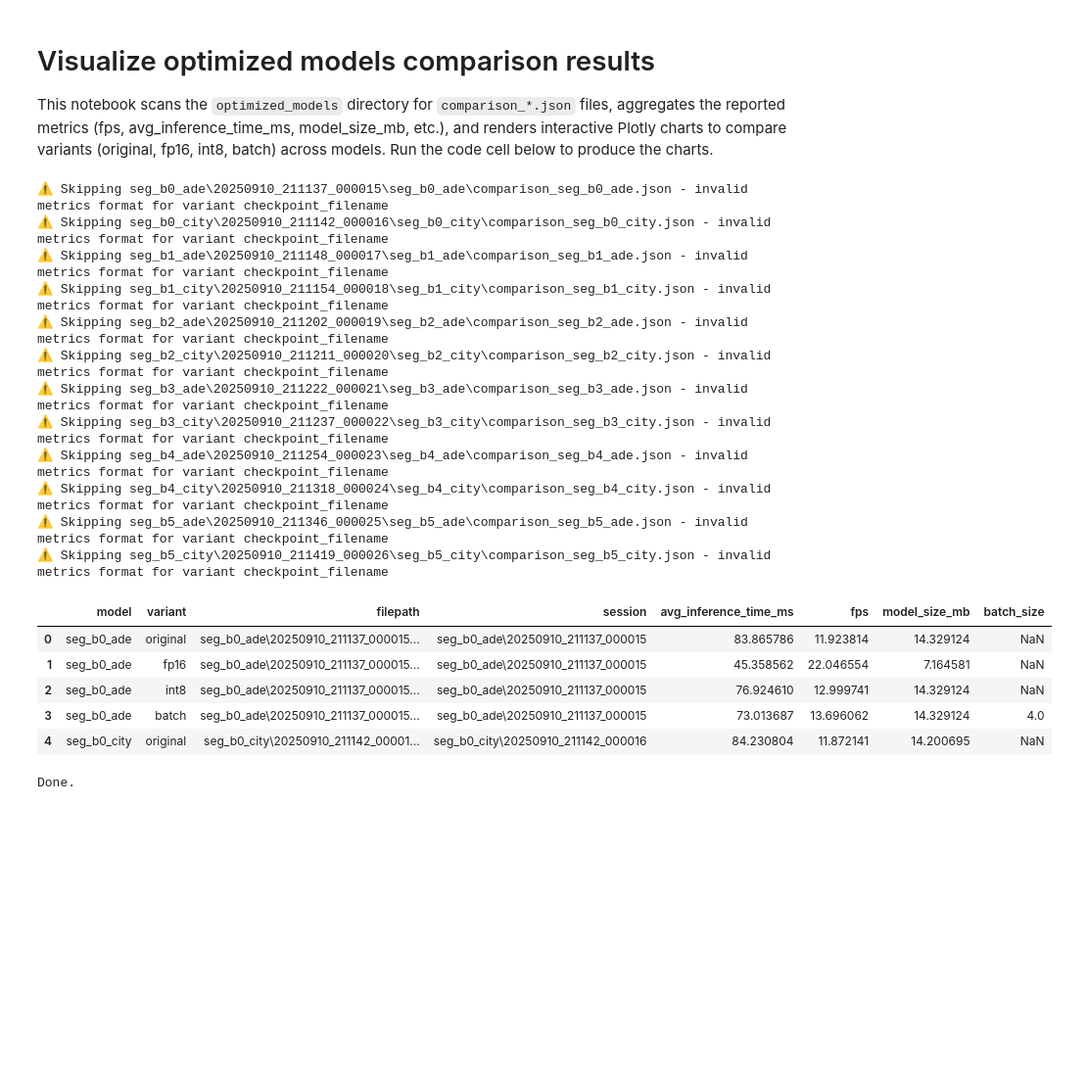
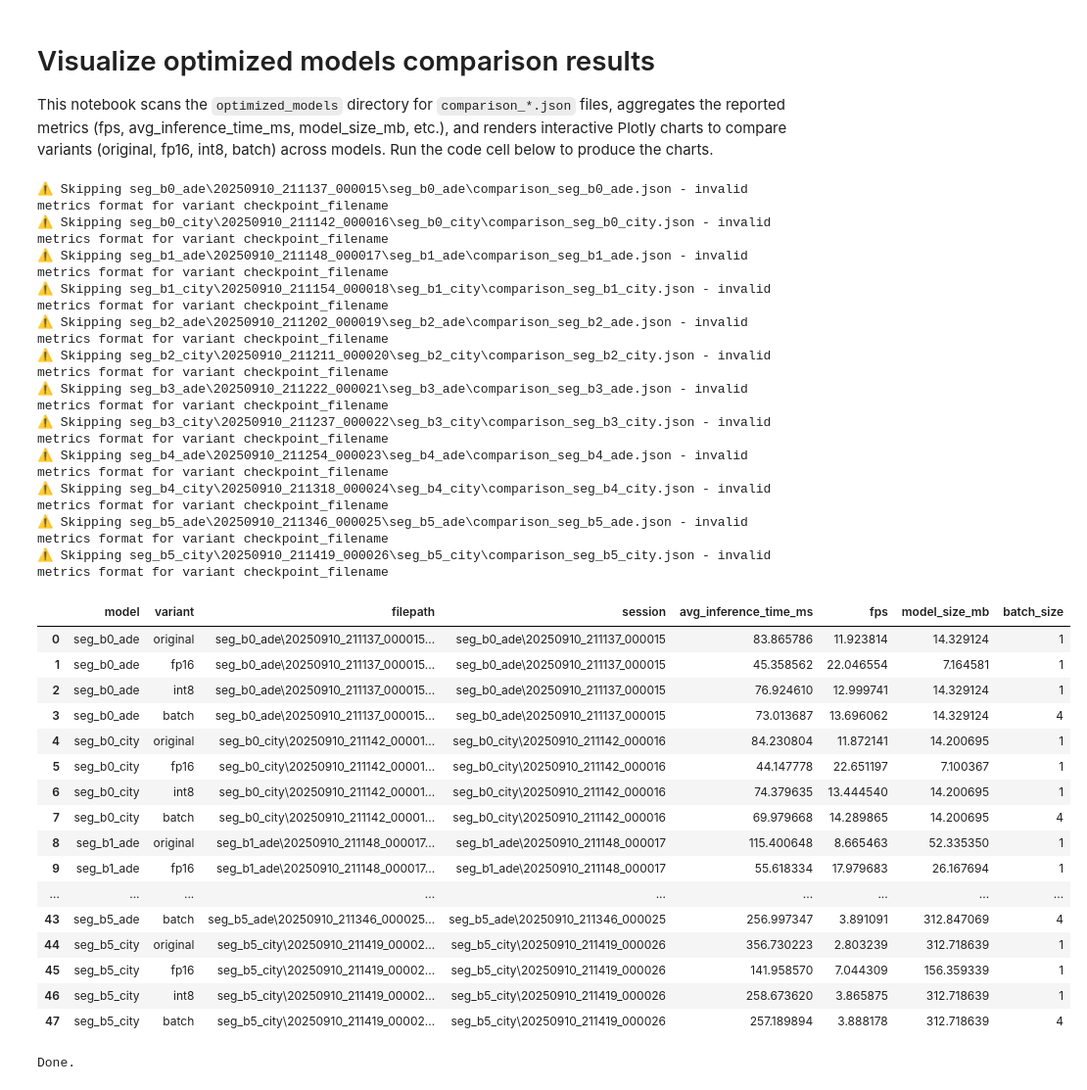
Before and after one commit to mohammed1916/realtime_segmentation, a Jupyter notebook: optimized_models/vis.ipynb, the cells around one changed output. Shown at 98% size. Drawn from its saved outputs; the diff is of its cells as text; code cells hidden in the pictures; blank space fills up the shorter version.

Commit message:
session based vis

```diff
--- a/optimized_models/vis.ipynb
+++ b/optimized_models/vis.ipynb
@@ -26,7 +26,12 @@ for model_dir in model_folders:
         latest_session_root = model_dir
     else:
         # choose the latest session by folder name (YYYYMMDD... lexicographical order works)
-        latest_session = max(session_dirs, key=lambda d: d.name)
+        # choose session by index: 1 = latest, 2 = second latest, etc. (lexicographical order)
+        session_dirs_sorted = sorted(session_dirs, key=lambda d: d.name)
+        session_index = 1  # 1 = latest, 2 = second latest, etc.
+        if len(session_dirs_sorted) < session_index:
+            continue  # skip if not enough sessions
+        latest_session = session_dirs_sorted[-session_index]
         latest_session_root = latest_session
 
     # search within the latest session root for comparison_*.json files
@@ -69,42 +74,54 @@ else:
     df = pd.DataFrame(rows)
     # tidy up model names
     df['model'] = df['model'].astype(str)
-    display(df.head())
+    df['batch_size'] = df['batch_size'].fillna(1).astype(int)
+    display(df)
 
     # Plot: FPS by model and variant
     if 'fps' in df.columns:
         fig1 = px.bar(df, x='model', y='fps', color='variant', barmode='group', title='FPS by model and variant')
         fig1.show()
 
     # Plot: inference time ms by model and variant
     if 'avg_inference_time_ms' in df.columns:
         fig2 = px.bar(df, x='model', y='avg_inference_time_ms', color='variant', barmode='group', title='Avg inference time (ms) by model and variant')
         fig2.update_yaxes(type='log')
         fig2.show()
 
     # Scatter: model size vs fps
     if 'model_size_mb' in df.columns and 'fps' in df.columns:
         fig3 = px.scatter(df, x='model_size_mb', y='fps', color='variant', hover_data=['model', 'filepath', 'session'], size='fps', title='Model size (MB) vs FPS')
         fig3.show()
 
     print('Done.')
 # %% [output]
 ⚠️ Skipping seg_b0_ade\20250910_211137_000015\seg_b0_ade\comparison_seg_b0_ade.json - invalid metrics format for variant checkpoint_filename
 ⚠️ Skipping seg_b0_city\20250910_211142_000016\seg_b0_city\comparison_seg_b0_city.json - invalid metrics format for variant checkpoint_filename
 ⚠️ Skipping seg_b1_ade\20250910_211148_000017\seg_b1_ade\comparison_seg_b1_ade.json - invalid metrics format for variant checkpoint_filename
 ⚠️ Skipping seg_b1_city\20250910_211154_000018\seg_b1_city\comparison_seg_b1_city.json - invalid metrics format for variant checkpoint_filename
 ⚠️ Skipping seg_b2_ade\20250910_211202_000019\seg_b2_ade\comparison_seg_b2_ade.json - invalid metrics format for variant checkpoint_filename
 ⚠️ Skipping seg_b2_city\20250910_211211_000020\seg_b2_city\comparison_seg_b2_city.json - invalid metrics format for variant checkpoint_filename
 ⚠️ Skipping seg_b3_ade\20250910_211222_000021\seg_b3_ade\comparison_seg_b3_ade.json - invalid metrics format for variant checkpoint_filename
 ⚠️ Skipping seg_b3_city\20250910_211237_000022\seg_b3_city\comparison_seg_b3_city.json - invalid metrics format for variant checkpoint_filename
 ⚠️ Skipping seg_b4_ade\20250910_211254_000023\seg_b4_ade\comparison_seg_b4_ade.json - invalid metrics format for variant checkpoint_filename
 ⚠️ Skipping seg_b4_city\20250910_211318_000024\seg_b4_city\comparison_seg_b4_city.json - invalid metrics format for variant checkpoint_filename
 ⚠️ Skipping seg_b5_ade\20250910_211346_000025\seg_b5_ade\comparison_seg_b5_ade.json - invalid metrics format for variant checkpoint_filename
 ⚠️ Skipping seg_b5_city\20250910_211419_000026\seg_b5_city\comparison_seg_b5_city.json - invalid metrics format for variant checkpoint_filename
 |  | model | variant | filepath | session | avg_inference_time_ms | fps | model_size_mb | batch_size |
-| 0 | seg_b0_ade | original | seg_b0_ade\20250910_211137_000015... | seg_b0_ade\20250910_211137_000015 | 83.865786 | 11.923814 | 14.329124 | NaN |
-| 1 | seg_b0_ade | fp16 | seg_b0_ade\20250910_211137_000015... | seg_b0_ade\20250910_211137_000015 | 45.358562 | 22.046554 | 7.164581 | NaN |
-| 2 | seg_b0_ade | int8 | seg_b0_ade\20250910_211137_000015... | seg_b0_ade\20250910_211137_000015 | 76.924610 | 12.999741 | 14.329124 | NaN |
-| 3 | seg_b0_ade | batch | seg_b0_ade\20250910_211137_000015... | seg_b0_ade\20250910_211137_000015 | 73.013687 | 13.696062 | 14.329124 | 4.0 |
-| 4 | seg_b0_city | original | seg_b0_city\20250910_211142_00001... | seg_b0_city\20250910_211142_000016 | 84.230804 | 11.872141 | 14.200695 | NaN |
+| 0 | seg_b0_ade | original | seg_b0_ade\20250910_211137_000015... | seg_b0_ade\20250910_211137_000015 | 83.865786 | 11.923814 | 14.329124 | 1 |
+| 1 | seg_b0_ade | fp16 | seg_b0_ade\20250910_211137_000015... | seg_b0_ade\20250910_211137_000015 | 45.358562 | 22.046554 | 7.164581 | 1 |
+| 2 | seg_b0_ade | int8 | seg_b0_ade\20250910_211137_000015... | seg_b0_ade\20250910_211137_000015 | 76.924610 | 12.999741 | 14.329124 | 1 |
+| 3 | seg_b0_ade | batch | seg_b0_ade\20250910_211137_000015... | seg_b0_ade\20250910_211137_000015 | 73.013687 | 13.696062 | 14.329124 | 4 |
+| 4 | seg_b0_city | original | seg_b0_city\20250910_211142_00001... | seg_b0_city\20250910_211142_000016 | 84.230804 | 11.872141 | 14.200695 | 1 |
+| 5 | seg_b0_city | fp16 | seg_b0_city\20250910_211142_00001... | seg_b0_city\20250910_211142_000016 | 44.147778 | 22.651197 | 7.100367 | 1 |
+| 6 | seg_b0_city | int8 | seg_b0_city\20250910_211142_00001... | seg_b0_city\20250910_211142_000016 | 74.379635 | 13.444540 | 14.200695 | 1 |
+| 7 | seg_b0_city | batch | seg_b0_city\20250910_211142_00001... | seg_b0_city\20250910_211142_000016 | 69.979668 | 14.289865 | 14.200695 | 4 |
+| 8 | seg_b1_ade | original | seg_b1_ade\20250910_211148_000017... | seg_b1_ade\20250910_211148_000017 | 115.400648 | 8.665463 | 52.335350 | 1 |
+| 9 | seg_b1_ade | fp16 | seg_b1_ade\20250910_211148_000017... | seg_b1_ade\20250910_211148_000017 | 55.618334 | 17.979683 | 26.167694 | 1 |
+| ... | ... | ... | ... | ... | ... | ... | ... | ... |
+| 43 | seg_b5_ade | batch | seg_b5_ade\20250910_211346_000025... | seg_b5_ade\20250910_211346_000025 | 256.997347 | 3.891091 | 312.847069 | 4 |
+| 44 | seg_b5_city | original | seg_b5_city\20250910_211419_00002... | seg_b5_city\20250910_211419_000026 | 356.730223 | 2.803239 | 312.718639 | 1 |
+| 45 | seg_b5_city | fp16 | seg_b5_city\20250910_211419_00002... | seg_b5_city\20250910_211419_000026 | 141.958570 | 7.044309 | 156.359339 | 1 |
+| 46 | seg_b5_city | int8 | seg_b5_city\20250910_211419_00002... | seg_b5_city\20250910_211419_000026 | 258.673620 | 3.865875 | 312.718639 | 1 |
+| 47 | seg_b5_city | batch | seg_b5_city\20250910_211419_00002... | seg_b5_city\20250910_211419_000026 | 257.189894 | 3.888178 | 312.718639 | 4 |
 Done.
```
